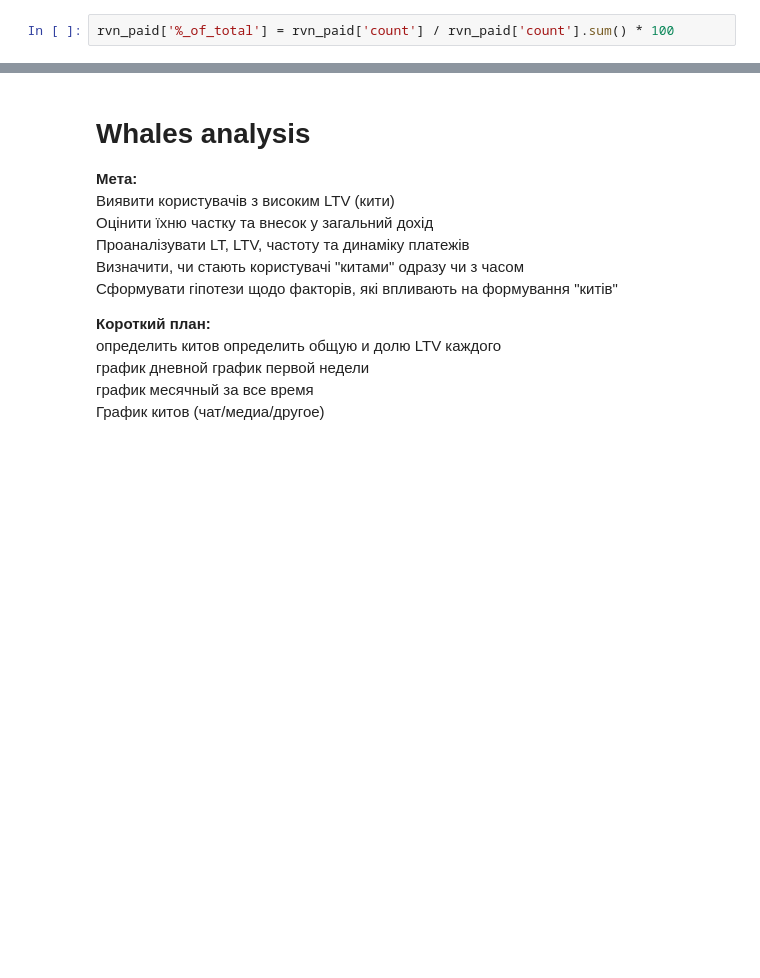
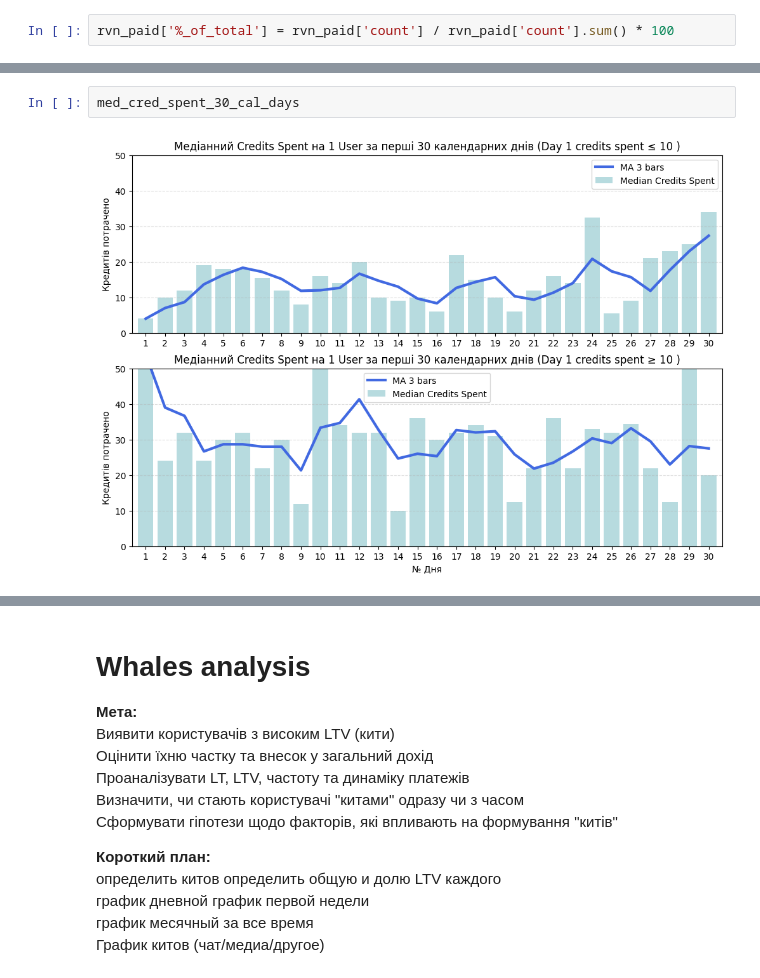
Before and after one commit to Chocopie-DA/db_analysis_sql_sweetylove, a Jupyter notebook: 03_notebooks/EDA.ipynb, the cells around one changed output, grey strips where cells are left out. Cells and saved outputs as stored; diff of their text form; blank space fills up the shorter version.

```diff
--- a/03_notebooks/EDA.ipynb
+++ b/03_notebooks/EDA.ipynb
@@ -1287,0 +1455,4 @@ bin_revenue_plt = fig
+# %%
+med_cred_spent_30_cal_days
+# %% [output]
+[figure, added]
```
Also changed, not shown: parts of 93 cells of this notebook.
